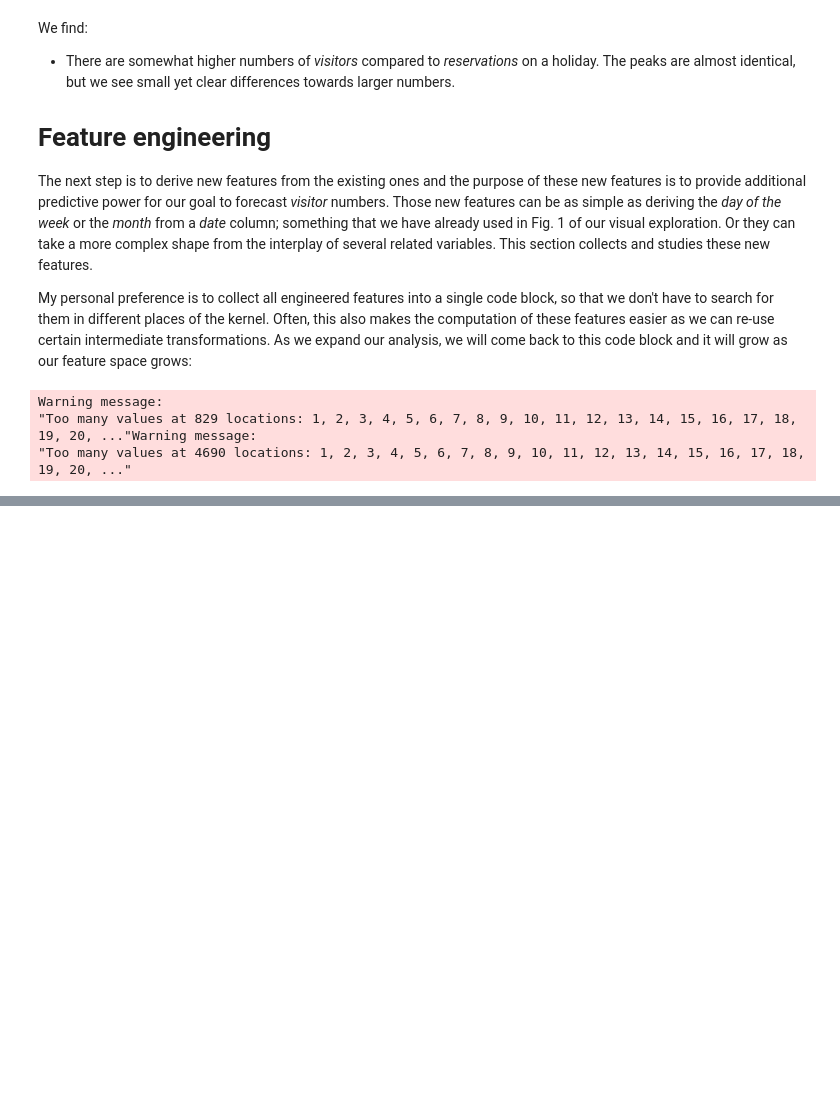
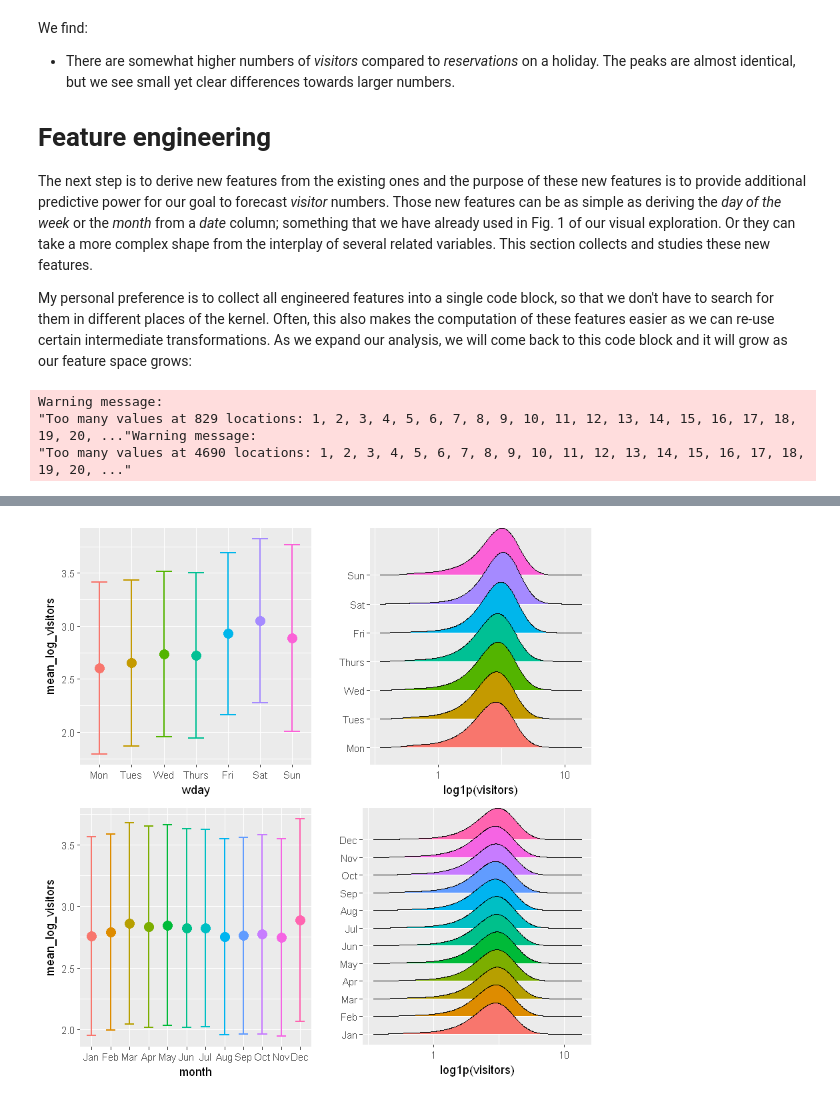
Before and after one commit to Cross-17/Kaggle_practice, a Jupyter notebook: recruit/EDA_R.ipynb, the cells around one changed output, grey strips where cells are left out. Saved outputs shown, nothing was run; the diff lists cells and outputs as text; code cells hidden in the pictures; blank space fills up the shorter version.

```diff
--- a/recruit/EDA_R.ipynb
+++ b/recruit/EDA_R.ipynb
@@ -1198,0 +1183,43 @@ head(air_visits,20)
+# %%
+p1 <- air_visits %>%
+  group_by(wday) %>%
+  summarise(mean_log_visitors = mean(log1p(visitors)),
+            sd_log_visitors = sd(log1p(visitors))) %>%
+  ggplot(aes(wday, mean_log_visitors, color = wday)) +
+  geom_point(size = 4) +
+  geom_errorbar(aes(ymin = mean_log_visitor s - sd_log_visitors,
+                    ymax = mean_log_visitors + sd_log_visitors,
+                    color = wday), width = 0.5, size = 0.7) +
+  theme(legend.position = "none")
+
+p2 <- air_visits %>%
+  mutate(visitors = log1p(visitors)) %>%
+  ggplot(aes(visitors, wday, fill = wday)) +
+  geom_density_ridges(bandwidth = 0.1) +
+  scale_x_log10() +
+  theme(legend.position = "none") +
+  labs(x = "log1p(visitors)", y = "")
+
+p3 <- air_visits %>%
+  group_by(month) %>%
+  summarise(mean_log_visitors = mean(log1p(visitors)),
+            sd_log_visitors = sd(log1p(visitors))) %>%
+  ggplot(aes(month, mean_log_visitors, color = month)) +
+  geom_point(size = 4) +
+  geom_errorbar(aes(ymin = mean_log_visitors - sd_log_visitors,
+                    ymax = mean_log_visitors + sd_log_visitors,
+                    color = month), width = 0.5, size = 0.7) +
+  theme(legend.position = "none")
+
+p4 <- air_visits %>%
+  mutate(visitors = log1p(visitors)) %>%
+  ggplot(aes(visitors, month, fill = month)) +
+  geom_density_ridges(bandwidth = 0.1) +
+  scale_x_log10() +
+  theme(legend.position = "none") +
+  labs(x = "log1p(visitors)", y = "")
+
+layout <- matrix(c(1,2,3,4),2,2,byrow=TRUE)
+multiplot(p1, p2, p3, p4, layout=layout)
+# %% [output]
+[figure, added]
```
Also changed, not shown: parts of 61 cells of this notebook.
